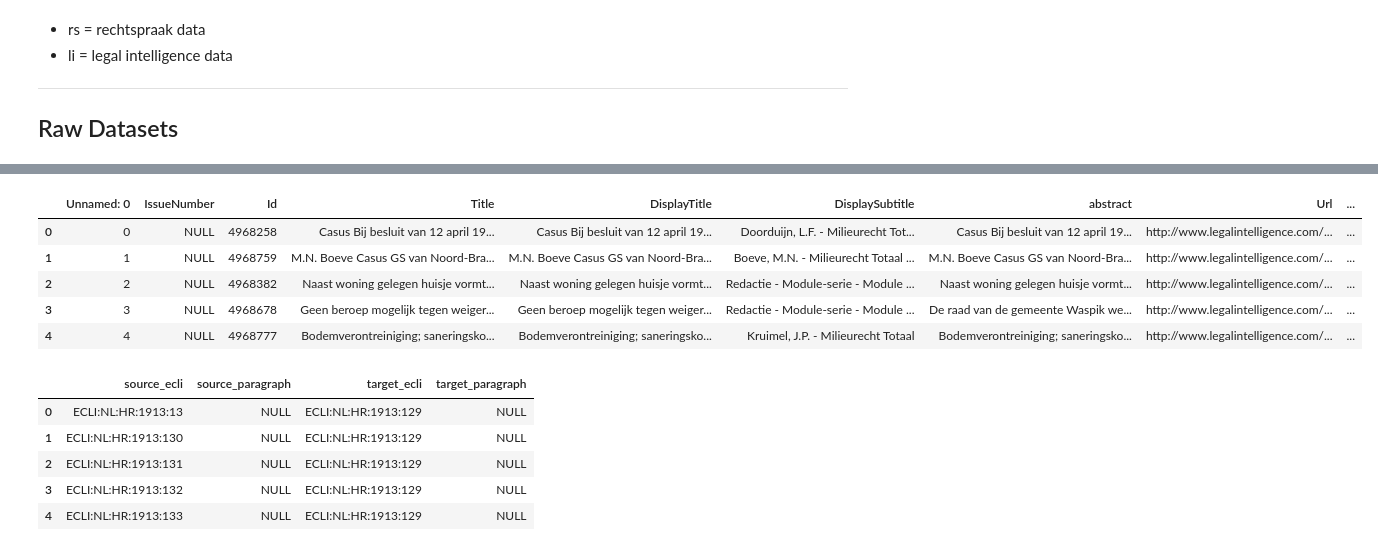
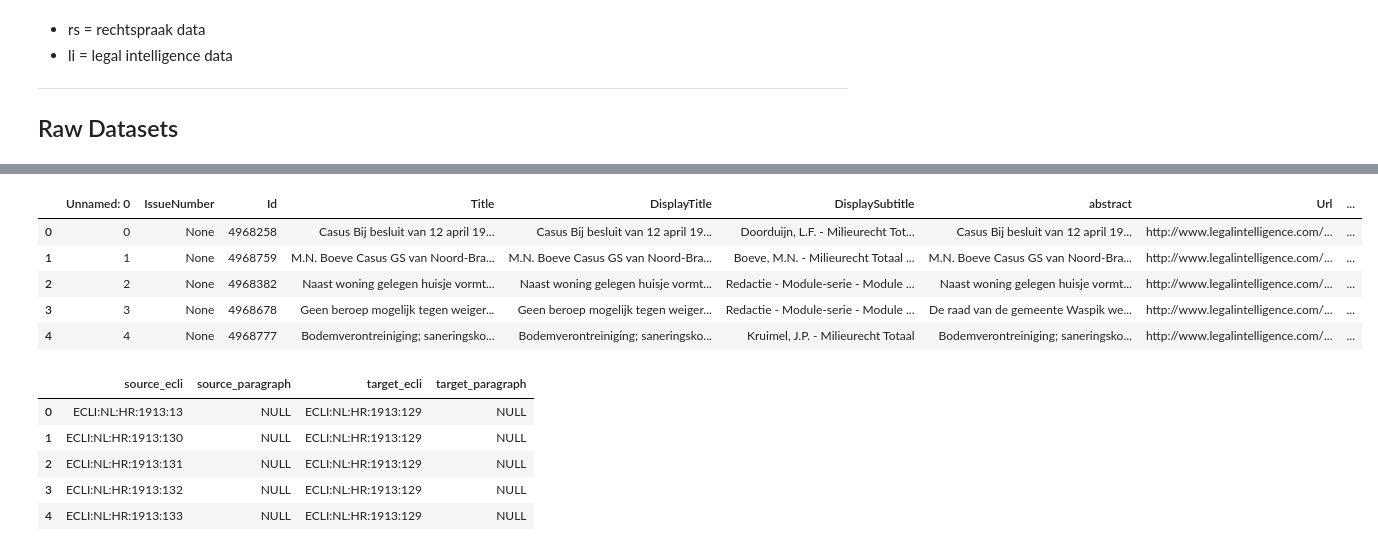
Before and after one commit to maastrichtlawtech/case-law-explorer, a Jupyter notebook: notebooks/Rechtspraak_dynamoDB_ETL.ipynb, the cells around one changed output, grey strips where cells are left out. Cells and saved outputs as stored; diff of their text form; code cells hidden in the pictures.

```diff
--- a/notebooks/Rechtspraak_dynamoDB_ETL.ipynb
+++ b/notebooks/Rechtspraak_dynamoDB_ETL.ipynb
@@ -42,11 +45,11 @@ df_rs_opinions_raw.head()
 # %%
-df_li_cases_raw = pd.read_csv("https://maastrichtuniversity-ids-open.s3.eu-central-1.amazonaws.com/rechtspraak/legal_intelligence_cases.csv").replace(np.nan, 'NULL', regex=True).drop_duplicates(subset ="ecli")
+df_li_cases_raw = pd.read_csv("https://maastrichtuniversity-ids-open.s3.eu-central-1.amazonaws.com/rechtspraak/legal_intelligence_cases.csv", dtype=str).replace({np.nan: None}).drop_duplicates(subset ="ecli")
 df_li_cases_raw.head()
 # %% [output]
 |  | Unnamed: 0 | IssueNumber | Id | Title | DisplayTitle | DisplaySubtitle | abstract | Url | ... |
-| 0 | 0 | NULL | 4968258 | Casus Bij besluit van 12 april 19... | Casus Bij besluit van 12 april 19... | Doorduijn, L.F. - Milieurecht Tot... | Casus Bij besluit van 12 april 19... | http://www.legalintelligence.com/... | ... |
-| 1 | 1 | NULL | 4968759 | M.N. Boeve Casus GS van Noord-Bra... | M.N. Boeve Casus GS van Noord-Bra... | Boeve, M.N. - Milieurecht Totaal ... | M.N. Boeve Casus GS van Noord-Bra... | http://www.legalintelligence.com/... | ... |
-| 2 | 2 | NULL | 4968382 | Naast woning gelegen huisje vormt... | Naast woning gelegen huisje vormt... | Redactie - Module-serie - Module ... | Naast woning gelegen huisje vormt... | http://www.legalintelligence.com/... | ... |
-| 3 | 3 | NULL | 4968678 | Geen beroep mogelijk tegen weiger... | Geen beroep mogelijk tegen weiger... | Redactie - Module-serie - Module ... | De raad van de gemeente Waspik we... | http://www.legalintelligence.com/... | ... |
-| 4 | 4 | NULL | 4968777 | Bodemverontreiniging; saneringsko... | Bodemverontreiniging; saneringsko... | Kruimel, J.P. - Milieurecht Totaal | Bodemverontreiniging; saneringsko... | http://www.legalintelligence.com/... | ... |
+| 0 | 0 | None | 4968258 | Casus Bij besluit van 12 april 19... | Casus Bij besluit van 12 april 19... | Doorduijn, L.F. - Milieurecht Tot... | Casus Bij besluit van 12 april 19... | http://www.legalintelligence.com/... | ... |
+| 1 | 1 | None | 4968759 | M.N. Boeve Casus GS van Noord-Bra... | M.N. Boeve Casus GS van Noord-Bra... | Boeve, M.N. - Milieurecht Totaal ... | M.N. Boeve Casus GS van Noord-Bra... | http://www.legalintelligence.com/... | ... |
+| 2 | 2 | None | 4968382 | Naast woning gelegen huisje vormt... | Naast woning gelegen huisje vormt... | Redactie - Module-serie - Module ... | Naast woning gelegen huisje vormt... | http://www.legalintelligence.com/... | ... |
+| 3 | 3 | None | 4968678 | Geen beroep mogelijk tegen weiger... | Geen beroep mogelijk tegen weiger... | Redactie - Module-serie - Module ... | De raad van de gemeente Waspik we... | http://www.legalintelligence.com/... | ... |
+| 4 | 4 | None | 4968777 | Bodemverontreiniging; saneringsko... | Bodemverontreiniging; saneringsko... | Kruimel, J.P. - Milieurecht Totaal | Bodemverontreiniging; saneringsko... | http://www.legalintelligence.com/... | ... |
 # %%
```
Also changed, not shown: parts of 23 cells of this notebook.
